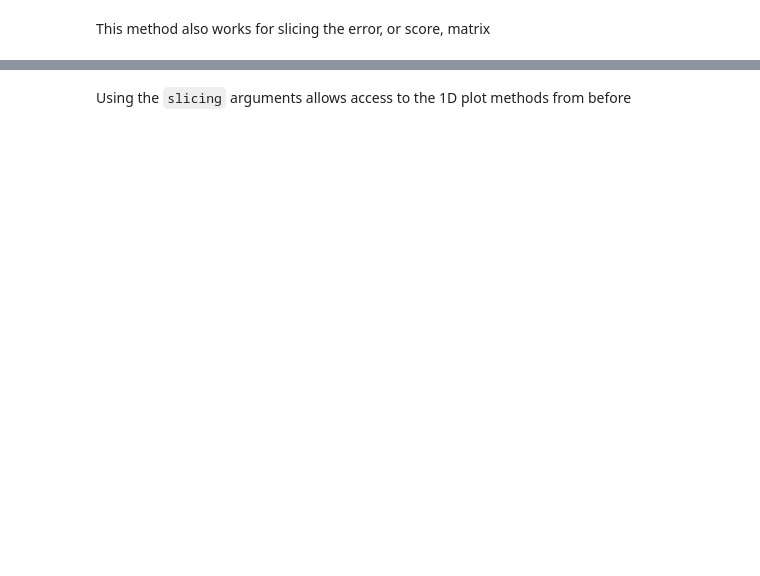
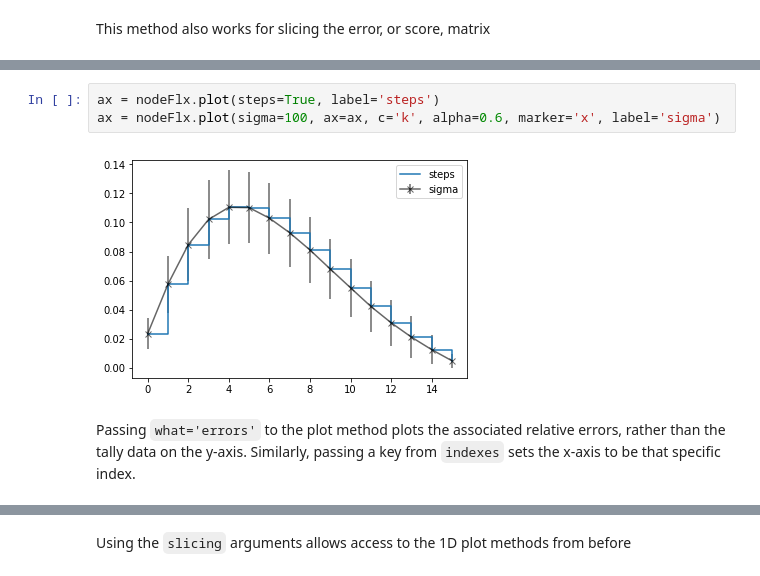
Before and after one commit to CORE-GATECH-GROUP/serpent-tools, a Jupyter notebook: examples/Detector.ipynb, the cells around one changed output, grey strips where cells are left out. Drawn from its saved outputs; the diff is of its cells as text; blank space fills up the shorter version.

```diff
--- a/examples/Detector.ipynb
+++ b/examples/Detector.ipynb
@@ -221,0 +196,8 @@ For data with dimensionality greater than one, the `meshPlot` method can be used
+# %%
+ax = nodeFlx.plot(steps=True, label='steps')
+ax = nodeFlx.plot(sigma=100, ax=ax, c='k', alpha=0.6, marker='x', label='sigma')
+# %% [output]
+[figure, added]
+# %% [markdown]
+Passing `what='errors'` to the plot method plots the associated relative errors, rather than the tally data on the y-axis.
+Similarly, passing a key from `indexes` sets the x-axis to be that specific index.
```
Also changed, not shown: parts of 39 cells of this notebook, 29 other files.
